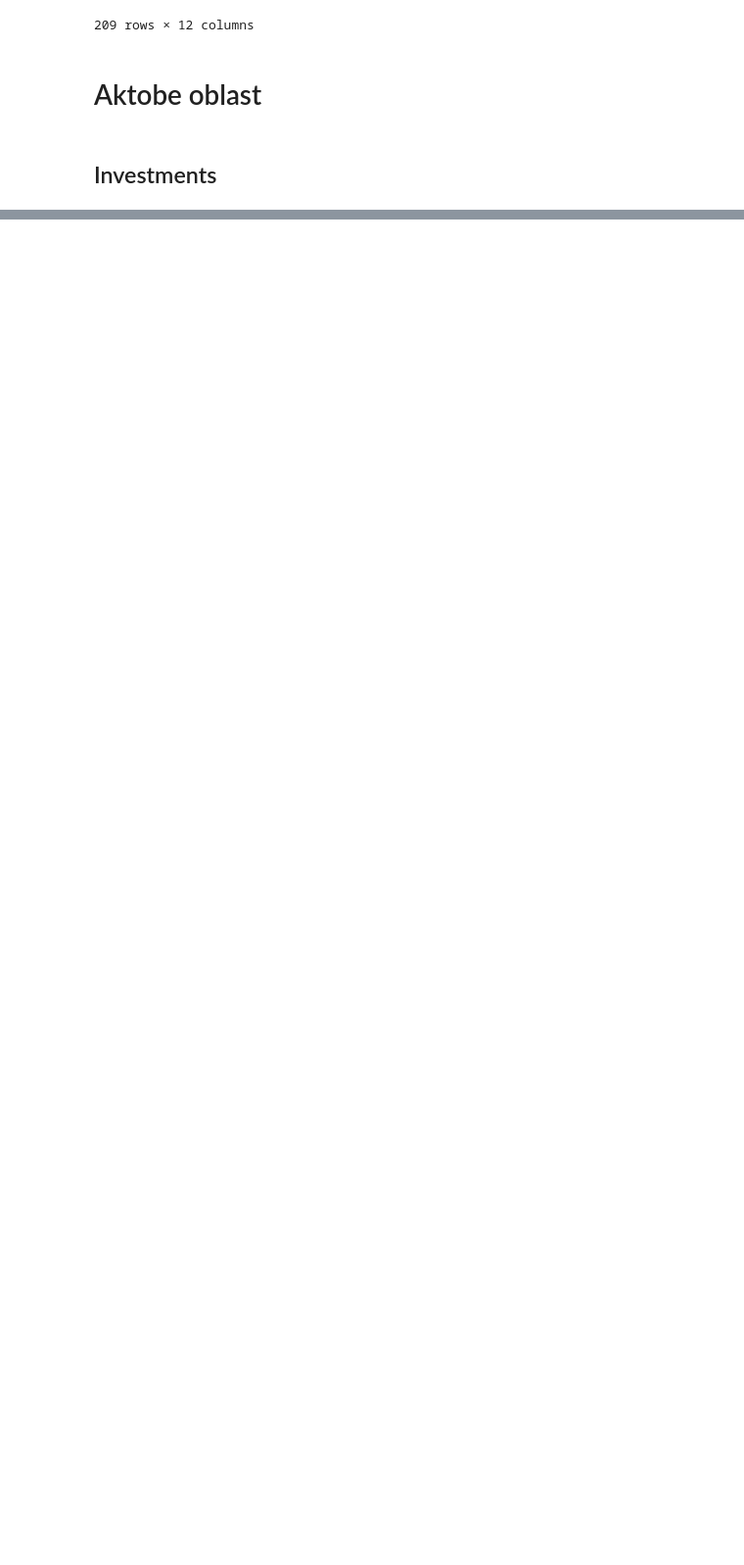
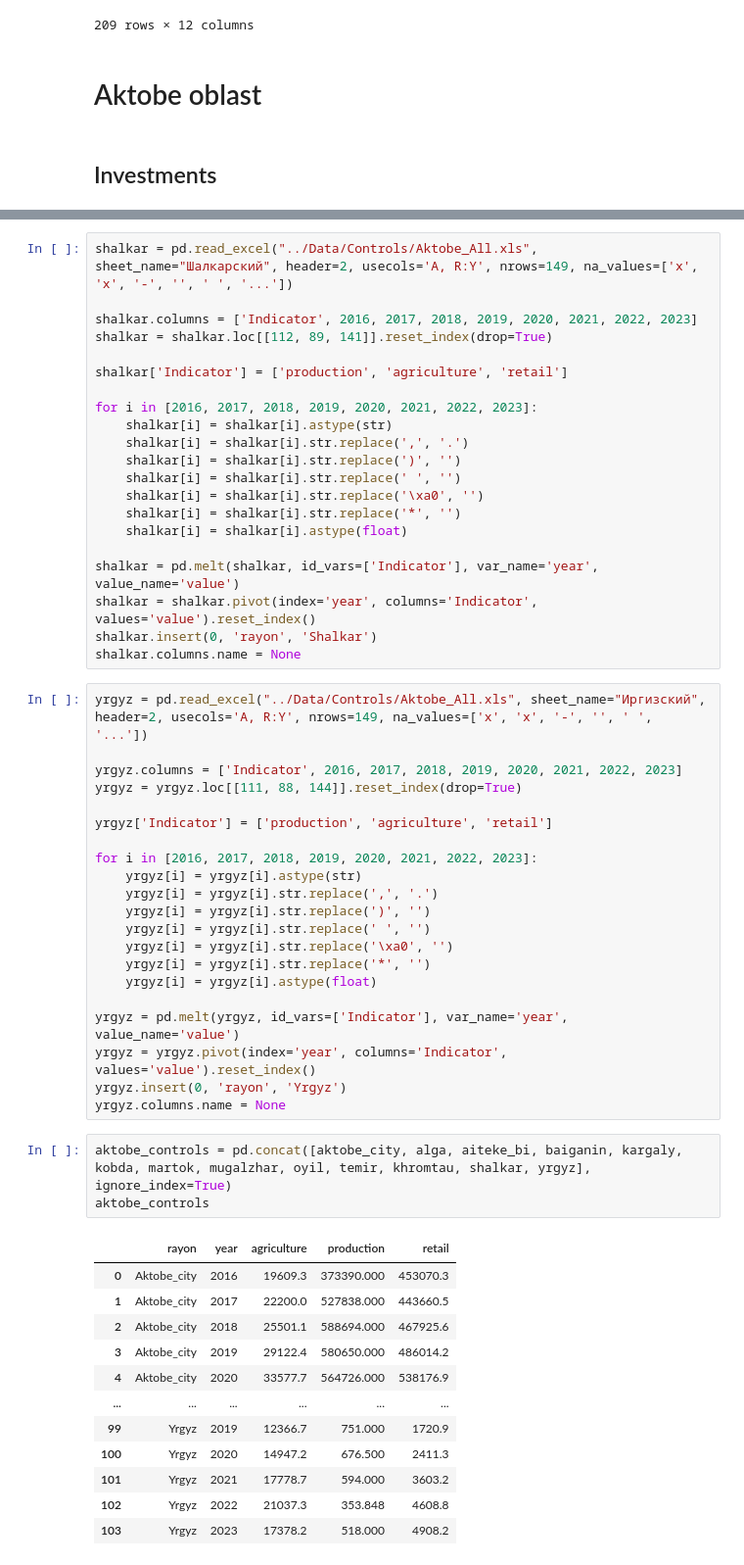
Before and after one commit to askhat-omar/FDI_crowding_effects, a Jupyter notebook: Code/data_cleaning.ipynb, the cells around one changed output, grey strips where cells are left out. Shown: that part at 98% size. Drawn from its saved outputs; the diff is of its cells as text; blank space fills up the shorter version.

```diff
--- a/Code/data_cleaning.ipynb
+++ b/Code/data_cleaning.ipynb
@@ -2429,0 +2745,58 @@ for i in range(3):
+# %%
+shalkar = pd.read_excel("../Data/Controls/Aktobe_All.xls", sheet_name="Шалкарский", header=2, usecols='A, R:Y', nrows=149, na_values=['x', 'х', '-', '', ' ', '...'])
+
+shalkar.columns = ['Indicator', 2016, 2017, 2018, 2019, 2020, 2021, 2022, 2023]
+shalkar = shalkar.loc[[112, 89, 141]].reset_index(drop=True)
+
+shalkar['Indicator'] = ['production', 'agriculture', 'retail']
+
+for i in [2016, 2017, 2018, 2019, 2020, 2021, 2022, 2023]:
+    shalkar[i] = shalkar[i].astype(str)
+    shalkar[i] = shalkar[i].str.replace(',', '.')
+    shalkar[i] = shalkar[i].str.replace(')', '')
+    shalkar[i] = shalkar[i].str.replace(' ', '')
+    shalkar[i] = shalkar[i].str.replace('\xa0', '')
+    shalkar[i] = shalkar[i].str.replace('*', '')
+    shalkar[i] = shalkar[i].astype(float)
+
+shalkar = pd.melt(shalkar, id_vars=['Indicator'], var_name='year', value_name='value')
+shalkar = shalkar.pivot(index='year', columns='Indicator', values='value').reset_index()
+shalkar.insert(0, 'rayon', 'Shalkar')
+shalkar.columns.name = None
+# %%
+yrgyz = pd.read_excel("../Data/Controls/Aktobe_All.xls", sheet_name="Иргизский", header=2, usecols='A, R:Y', nrows=149, na_values=['x', 'х', '-', '', ' ', '...'])
+
+yrgyz.columns = ['Indicator', 2016, 2017, 2018, 2019, 2020, 2021, 2022, 2023]
+yrgyz = yrgyz.loc[[111, 88, 144]].reset_index(drop=True)
+
+yrgyz['Indicator'] = ['production', 'agriculture', 'retail']
+
+for i in [2016, 2017, 2018, 2019, 2020, 2021, 2022, 2023]:
+    yrgyz[i] = yrgyz[i].astype(str)
+    yrgyz[i] = yrgyz[i].str.replace(',', '.')
+    yrgyz[i] = yrgyz[i].str.replace(')', '')
+    yrgyz[i] = yrgyz[i].str.replace(' ', '')
+    yrgyz[i] = yrgyz[i].str.replace('\xa0', '')
+    yrgyz[i] = yrgyz[i].str.replace('*', '')
+    yrgyz[i] = yrgyz[i].astype(float)
+
+yrgyz = pd.melt(yrgyz, id_vars=['Indicator'], var_name='year', value_name='value')
+yrgyz = yrgyz.pivot(index='year', columns='Indicator', values='value').reset_index()
+yrgyz.insert(0, 'rayon', 'Yrgyz')
+yrgyz.columns.name = None
+# %%
+aktobe_controls = pd.concat([aktobe_city, alga, aiteke_bi, baiganin, kargaly, kobda, martok, mugalzhar, oyil, temir, khromtau, shalkar, yrgyz], ignore_index=True)
+aktobe_controls
+# %% [output]
+|  | rayon | year | agriculture | production | retail |
+| 0 | Aktobe_city | 2016 | 19609.3 | 373390.000 | 453070.3 |
+| 1 | Aktobe_city | 2017 | 22200.0 | 527838.000 | 443660.5 |
+| 2 | Aktobe_city | 2018 | 25501.1 | 588694.000 | 467925.6 |
+| 3 | Aktobe_city | 2019 | 29122.4 | 580650.000 | 486014.2 |
+| 4 | Aktobe_city | 2020 | 33577.7 | 564726.000 | 538176.9 |
+| ... | ... | ... | ... | ... | ... |
+| 99 | Yrgyz | 2019 | 12366.7 | 751.000 | 1720.9 |
+| 100 | Yrgyz | 2020 | 14947.2 | 676.500 | 2411.3 |
+| 101 | Yrgyz | 2021 | 17778.7 | 594.000 | 3603.2 |
+| 102 | Yrgyz | 2022 | 21037.3 | 353.848 | 4608.8 |
+| 103 | Yrgyz | 2023 | 17378.2 | 518.000 | 4908.2 |
```
Also changed, not shown: parts of 31 cells of this notebook, 1 other file.
